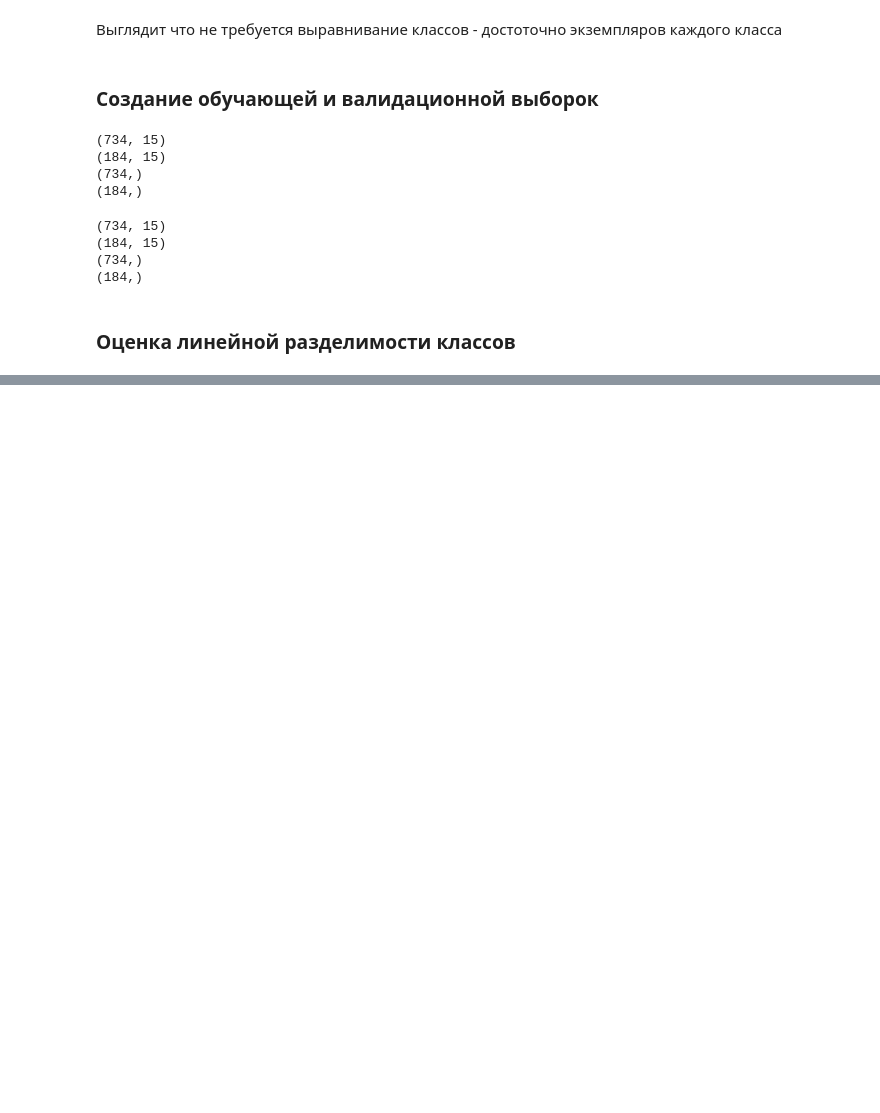
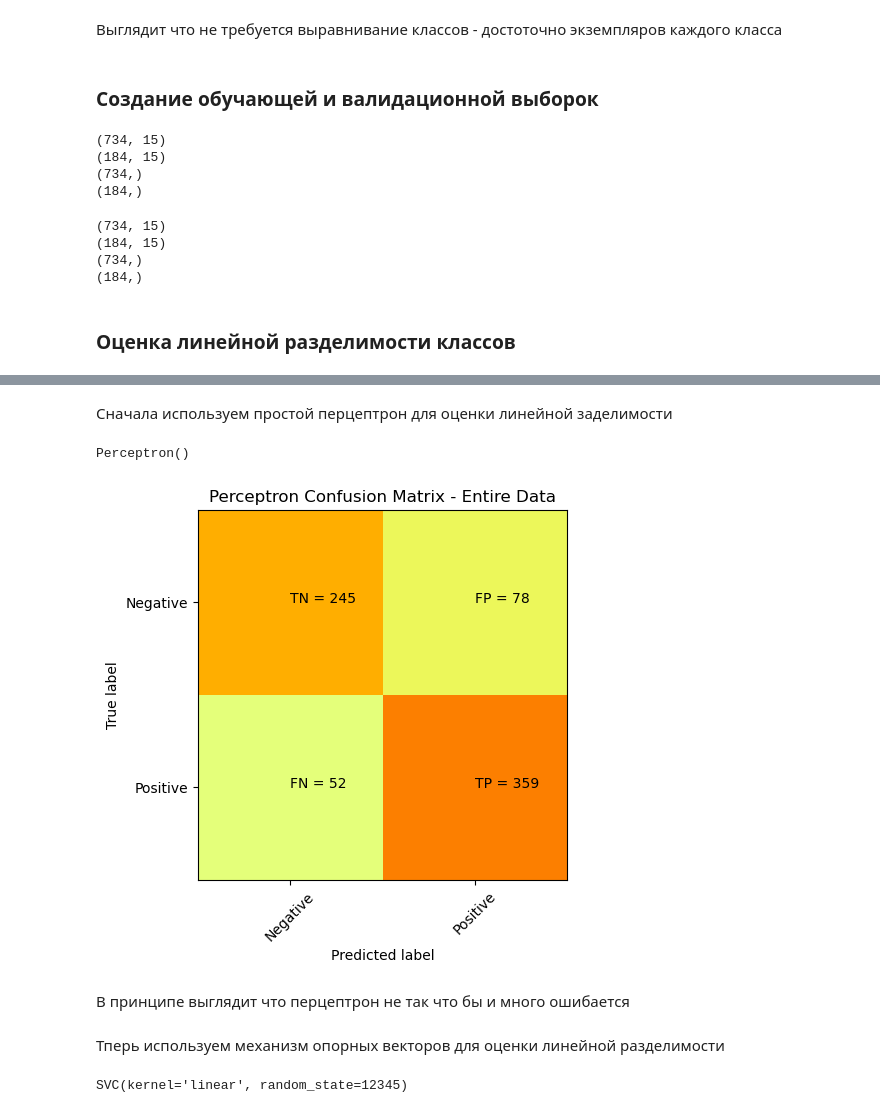
Before and after one commit to emaximen/masterskaya_1, a Jupyter notebook: heart_2.ipynb, the cells around one changed output, grey strips where cells are left out. Cells and saved outputs as stored; diff of their text form; code cells hidden in the pictures; blank space fills up the shorter version.

```diff
--- a/heart_2.ipynb
+++ b/heart_2.ipynb
@@ -618,0 +599,34 @@ No linear separability between Normal and the rest
+# %% [markdown]
+Сначала используем простой перцептрон для оценки линейной заделимости
+# %%
+perceptron = Perceptron(random_state=0)
+# %%
+perceptron.fit(features_train_ohe_scaled, target_train)
+# %% [output]
+Perceptron()
+# %%
+predicted = perceptron.predict(features_train_ohe_scaled)
+# %%
+cm = confusion_matrix(target_train, predicted)
+# %%
+plt.clf()
+plt.imshow(cm, interpolation='nearest', cmap=plt.cm.Wistia)
+classNames = ['Negative','Positive']
+plt.title('Perceptron Confusion Matrix - Entire Data')
+plt.ylabel('True label')
+plt.xlabel('Predicted label')
+tick_marks = np.arange(len(classNames))
+plt.xticks(tick_marks, classNames, rotation=45)
+plt.yticks(tick_marks, classNames)
+s = [['TN','FP'], ['FN', 'TP']]
+
+for i in range(2):
+    for j in range(2):
+        plt.text(j,i, str(s[i][j])+" = "+str(cm[i][j]))
+plt.show()
+# %% [output]
+[figure, added]
+# %% [markdown]
+В принципе выглядит что перцептрон не так что бы и много ошибается
+# %% [markdown]
+Тперь используем механизм опорных векторов для оценки линейной разделимости
@@ -618,0 +636,5 @@ No linear separability between Normal and the rest
+# %%
+svm = SVC(kernel='linear', random_state=12345)
+svm.fit(x, y)
+# %% [output]
+SVC(kernel='linear', random_state=12345)
```
Also changed, not shown: parts of 48 cells of this notebook.
